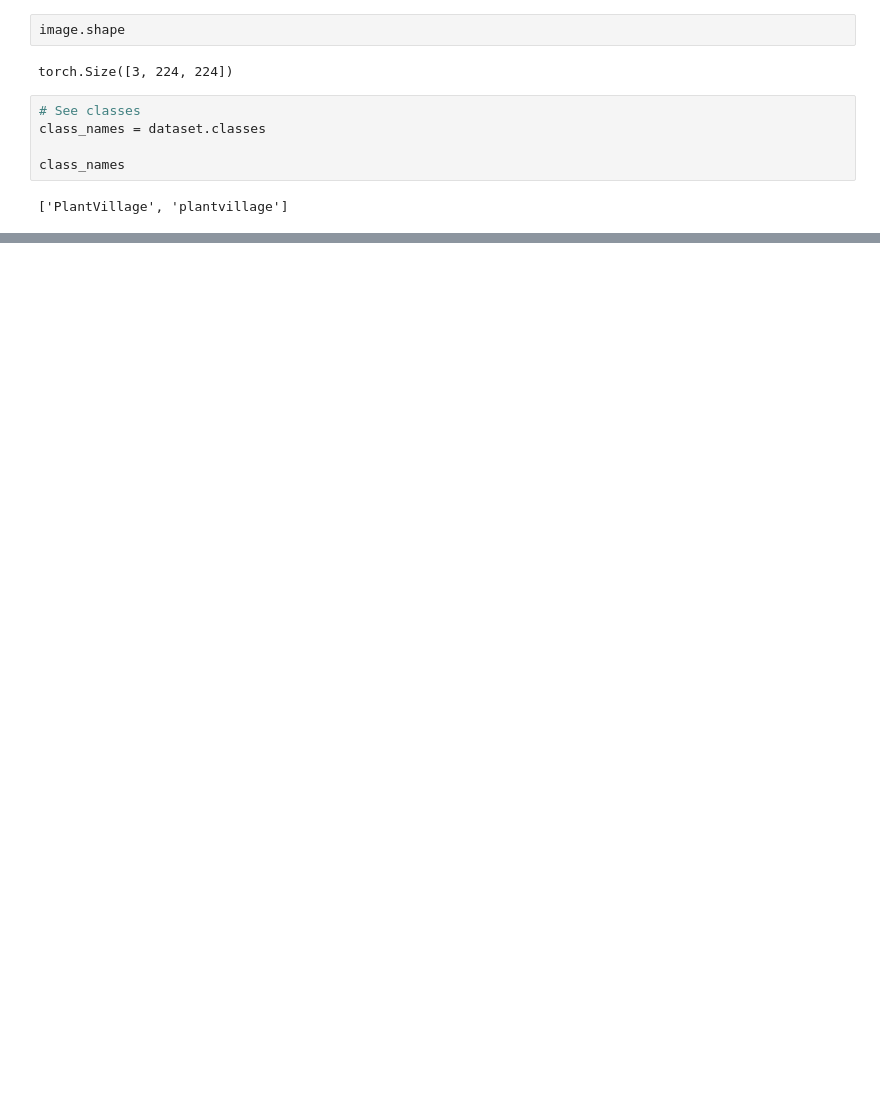
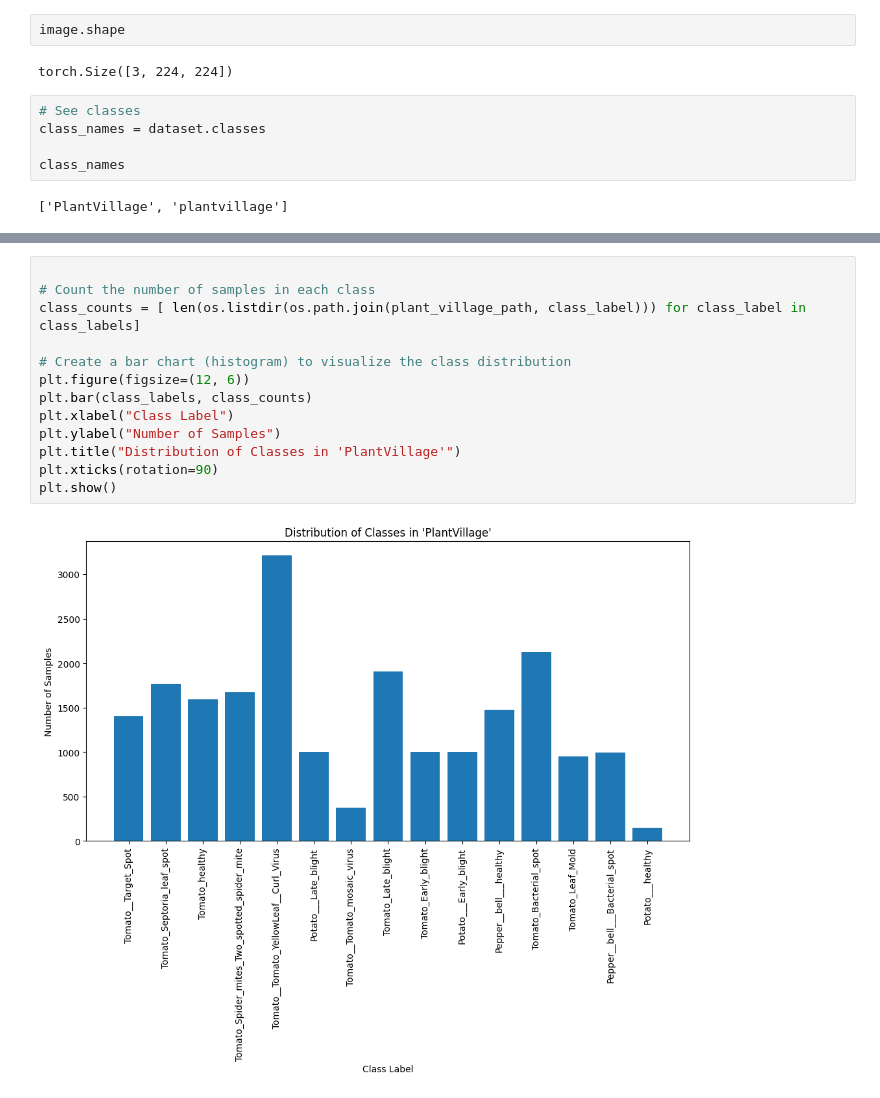
Before and after one commit to Denisganga/the_plant_doctor, a Jupyter notebook: The_plant_doctor.ipynb, the cells around one changed output, grey strips where cells are left out. Drawn from its saved outputs; the diff is of its cells as text; blank space fills up the shorter version.

```diff
--- a/The_plant_doctor.ipynb
+++ b/The_plant_doctor.ipynb
@@ -180,0 +205,15 @@ FileNotFoundError: ignored
+# %%
+
+# Count the number of samples in each class
+class_counts = [ len(os.listdir(os.path.join(plant_village_path, class_label))) for class_label in class_labels]
+
+# Create a bar chart (histogram) to visualize the class distribution
+plt.figure(figsize=(12, 6))
+plt.bar(class_labels, class_counts)
+plt.xlabel("Class Label")
+plt.ylabel("Number of Samples")
+plt.title("Distribution of Classes in 'PlantVillage'")
+plt.xticks(rotation=90)
+plt.show()
+# %% [output]
+[figure, added]
```
Also changed, not shown: parts of 8 cells of this notebook.
